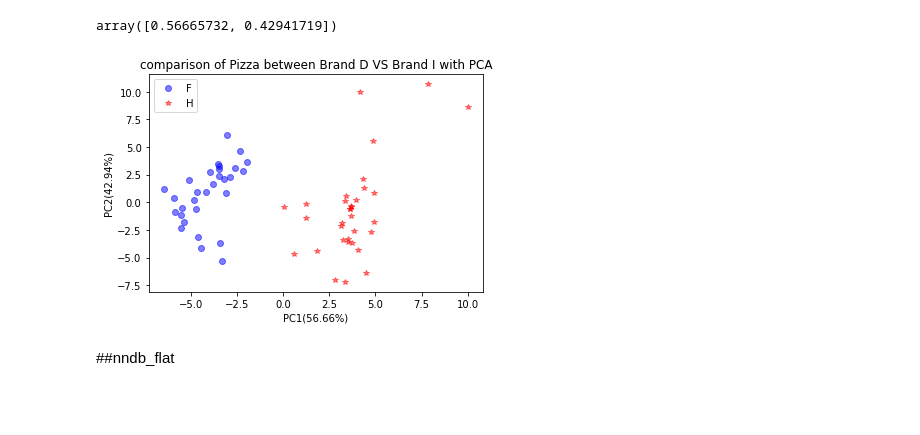
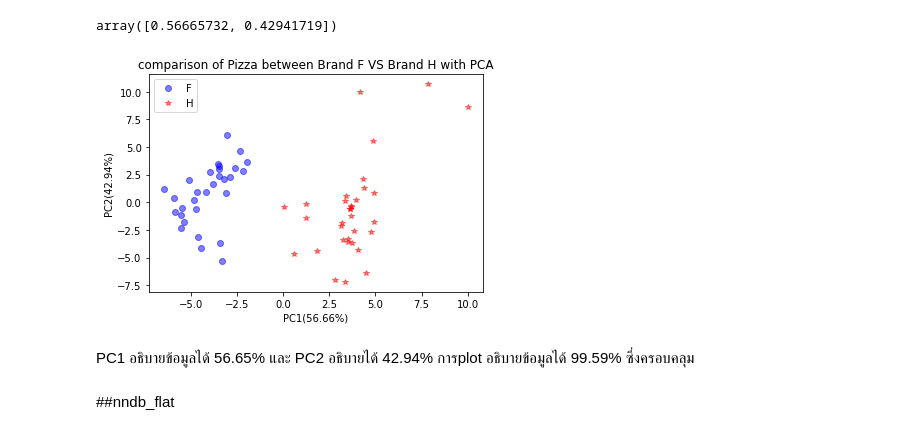
Before and after one commit to sskboonmee/multivariate, a Jupyter notebook: Exam01.ipynb, the cells around one changed output. Cells and saved outputs as stored; diff of their text form; code cells hidden in the pictures; blank space fills up the shorter version.

```diff
--- a/Exam01.ipynb
+++ b/Exam01.ipynb
@@ -298,12 +298,14 @@ array([0.56665732, 0.42941719])
 # %%
 plt.plot(F_pca[:,0],F_pca[:,1],'ob',alpha=0.5,label='F')
 plt.plot(H_pca[:,0],H_pca[:,1],'*r',alpha=0.5,label='H')
 plt.legend()
-plt.title('comparison of Pizza between Brand D VS Brand I with PCA')
+plt.title('comparison of Pizza between Brand F VS Brand H with PCA')
 plt.xlabel('PC1(56.66%)')
-plt.ylabel('PC2(42.94%)');     #PC1 อธิบายข้อมูลได้ 56.65% และ PC2 อธิบายได้ 42.94%   การplot อธิบายข้อมูลได้ 99.59% ซึ่งครอบคลุม
+plt.ylabel('PC2(42.94%)');
 # %% [output]
-[figure, old version]
+[figure, new version]
+# %% [markdown]
+PC1 อธิบายข้อมูลได้ 56.65% และ PC2 อธิบายได้ 42.94%   การplot อธิบายข้อมูลได้ 99.59% ซึ่งครอบคลุม
 # %% [markdown]
 ##nndb_flat
 # %%
```
Also changed, not shown: parts of 20 cells of this notebook.
